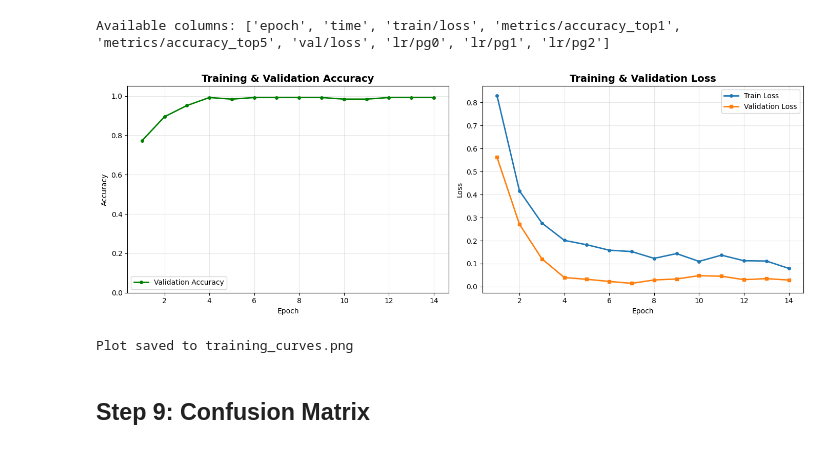
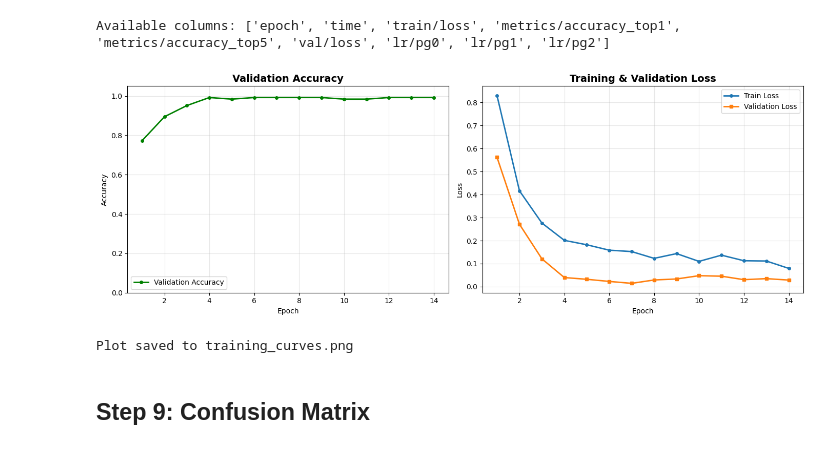
Before and after one commit to leonnmarcoo/CCDEPLRL_COM232_PROJECT, a Jupyter notebook: improved_model3.ipynb, the cells around one changed output. Drawn from its saved outputs; the diff is of its cells as text; code cells hidden in the pictures.

Commit message:
Update graph

```diff
--- a/improved_model3.ipynb
+++ b/improved_model3.ipynb
@@ -175,30 +175,28 @@ Available columns: ['epoch', 'time', 'train/loss', 'metrics/accuracy_top1', 'met
 # %%
 fig, axes = plt.subplots(1, 2, figsize=(14, 5))
 
-# Plot 1: Training & Validation Accuracy
 axes[0].plot(df["epoch"], df["metrics/accuracy_top1"], label="Validation Accuracy", linewidth=2, marker="o", markersize=4, color="green")
-axes[0].set_title("Training & Validation Accuracy", fontsize=14, fontweight="bold")
+axes[0].set_title("Validation Accuracy", fontsize=14, fontweight="bold")
 axes[0].set_xlabel("Epoch")
 axes[0].set_ylabel("Accuracy")
 axes[0].set_ylim([0, 1.05])
 axes[0].legend()
 axes[0].grid(True, alpha=0.3)
 
-# Plot 2: Training & Validation Loss
 axes[1].plot(df["epoch"], df["train/loss"], label="Train Loss", linewidth=2, marker="o", markersize=4)
 axes[1].plot(df["epoch"], df["val/loss"], label="Validation Loss", linewidth=2, marker="s", markersize=4)
 axes[1].set_title("Training & Validation Loss", fontsize=14, fontweight="bold")
 axes[1].set_xlabel("Epoch")
 axes[1].set_ylabel("Loss")
 axes[1].legend()
 axes[1].grid(True, alpha=0.3)
 
 plt.tight_layout()
 plt.savefig("training_curves.png", dpi=150, bbox_inches="tight")
 plt.show()
 print("Plot saved to training_curves.png")
 # %% [output]
-[figure, old version]
+[figure, new version]
 Plot saved to training_curves.png
 # %% [markdown]
 ## **Step 9: Confusion Matrix**
```
Also changed, not shown: 1 other file.
